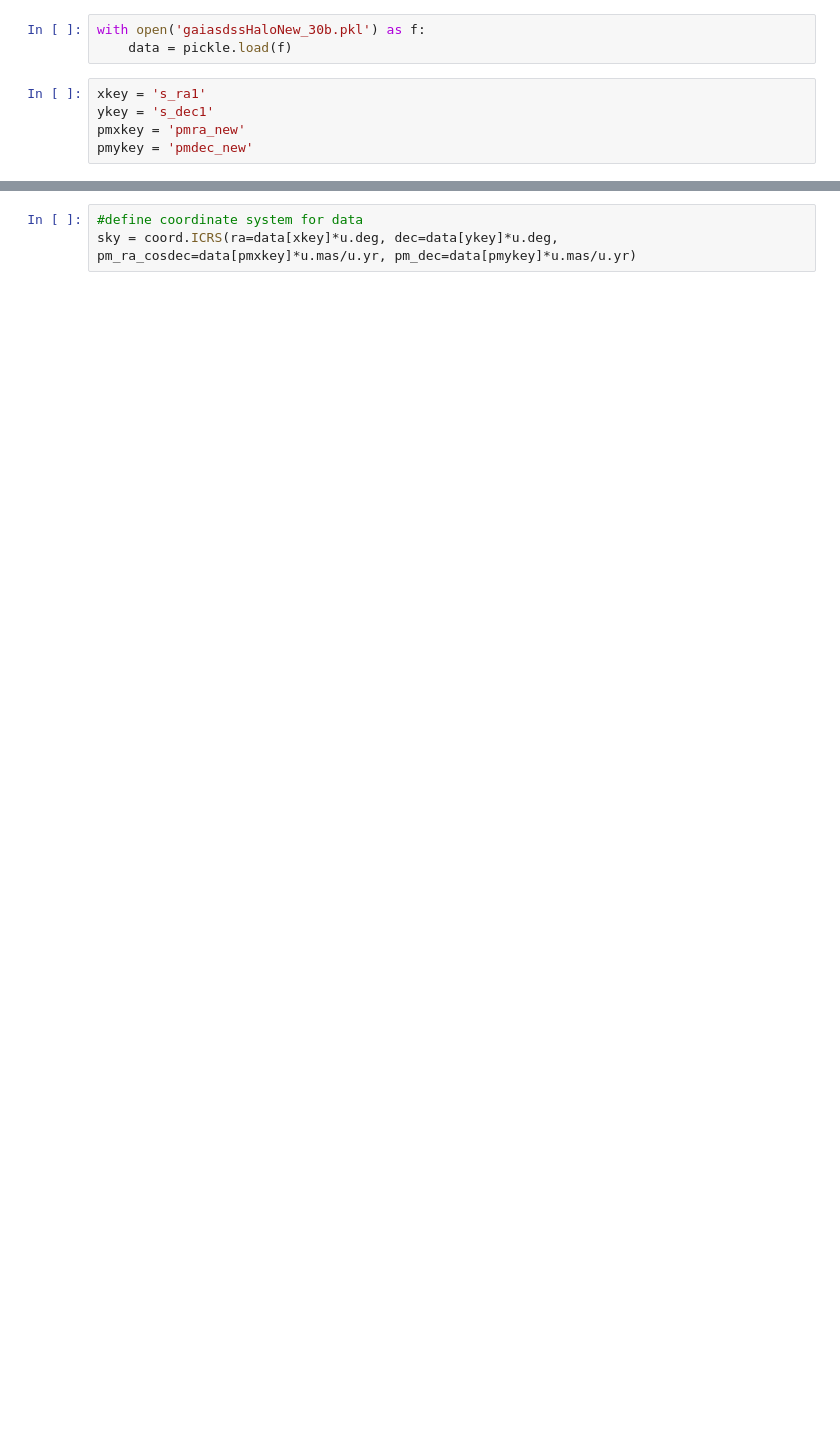
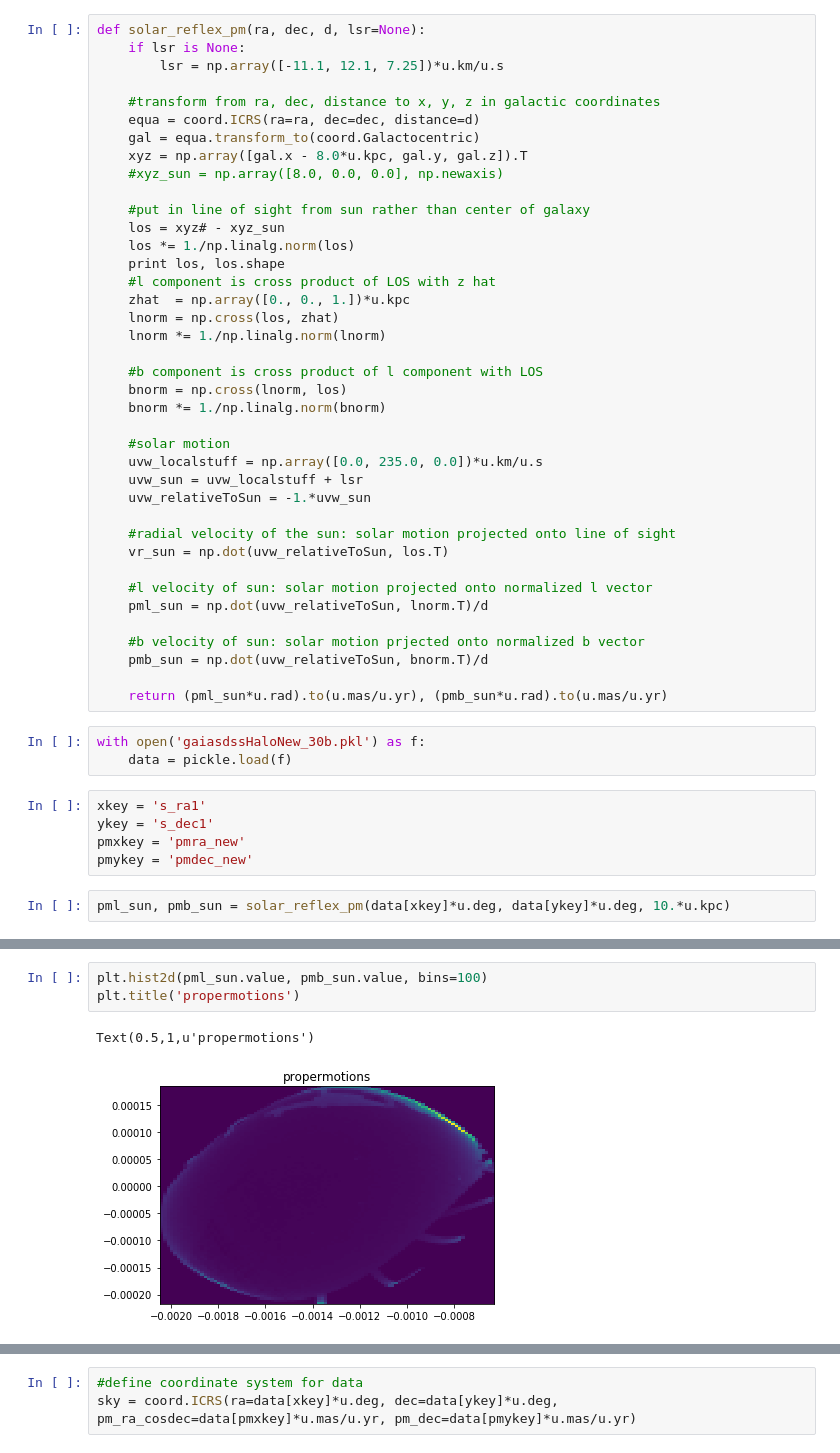
Before and after one commit to andersdot/modelMWkinematics, a Jupyter notebook: FindStreams.ipynb, the cells around one changed output, grey strips where cells are left out. Cells and saved outputs as stored; diff of their text form; blank space fills up the shorter version.

Commit message:
trying to take out solar reflex

```diff
--- a/FindStreams.ipynb
+++ b/FindStreams.ipynb
@@ -52,6 +52,45 @@ def icrs_to_arbpole(icrs_coord, arbpole_frame):
 @frame_transform_graph.transform(coord.DynamicMatrixTransform, ArbitraryPoleFrame, coord.ICRS)
 def arbpole_to_icrs(arbpole_coord, icrs_frame):
     return matrix_transpose(icrs_to_arbpole(None, arbpole_coord))
+# %%
+def solar_reflex_pm(ra, dec, d, lsr=None):
+    if lsr is None:
+        lsr = np.array([-11.1, 12.1, 7.25])*u.km/u.s
+
+    #transform from ra, dec, distance to x, y, z in galactic coordinates
+    equa = coord.ICRS(ra=ra, dec=dec, distance=d)
+    gal = equa.transform_to(coord.Galactocentric)
+    xyz = np.array([gal.x - 8.0*u.kpc, gal.y, gal.z]).T
+    #xyz_sun = np.array([8.0, 0.0, 0.0], np.newaxis)
+
+    #put in line of sight from sun rather than center of galaxy
+    los = xyz# - xyz_sun
+    los *= 1./np.linalg.norm(los)
+    print los, los.shape
+    #l component is cross product of LOS with z hat
+    zhat  = np.array([0., 0., 1.])*u.kpc
+    lnorm = np.cross(los, zhat)
+    lnorm *= 1./np.linalg.norm(lnorm)
+
+    #b component is cross product of l component with LOS
+    bnorm = np.cross(lnorm, los)
+    bnorm *= 1./np.linalg.norm(bnorm)
+
+    #solar motion
+    uvw_localstuff = np.array([0.0, 235.0, 0.0])*u.km/u.s
+    uvw_sun = uvw_localstuff + lsr
+    uvw_relativeToSun = -1.*uvw_sun
+
+    #radial velocity of the sun: solar motion projected onto line of sight
+    vr_sun = np.dot(uvw_relativeToSun, los.T)
+
+    #l velocity of sun: solar motion projected onto normalized l vector
+    pml_sun = np.dot(uvw_relativeToSun, lnorm.T)/d
+
+    #b velocity of sun: solar motion prjected onto normalized b vector
+    pmb_sun = np.dot(uvw_relativeToSun, bnorm.T)/d
+
+    return (pml_sun*u.rad).to(u.mas/u.yr), (pmb_sun*u.rad).to(u.mas/u.yr)
 # %%
 with open('gaiasdssHaloNew_30b.pkl') as f:
     data = pickle.load(f)
@@ -60,3 +99,5 @@ xkey = 's_ra1'
 ykey = 's_dec1'
 pmxkey = 'pmra_new'
 pmykey = 'pmdec_new'
+# %%
+pml_sun, pmb_sun = solar_reflex_pm(data[xkey]*u.deg, data[ykey]*u.deg, 10.*u.kpc)
@@ -62,0 +112,6 @@ pmykey = 'pmdec_new'
+# %%
+plt.hist2d(pml_sun.value, pmb_sun.value, bins=100)
+plt.title('propermotions')
+# %% [output]
+Text(0.5,1,u'propermotions')
+[figure, added]
```
Also changed, not shown: parts of 14 cells of this notebook.
